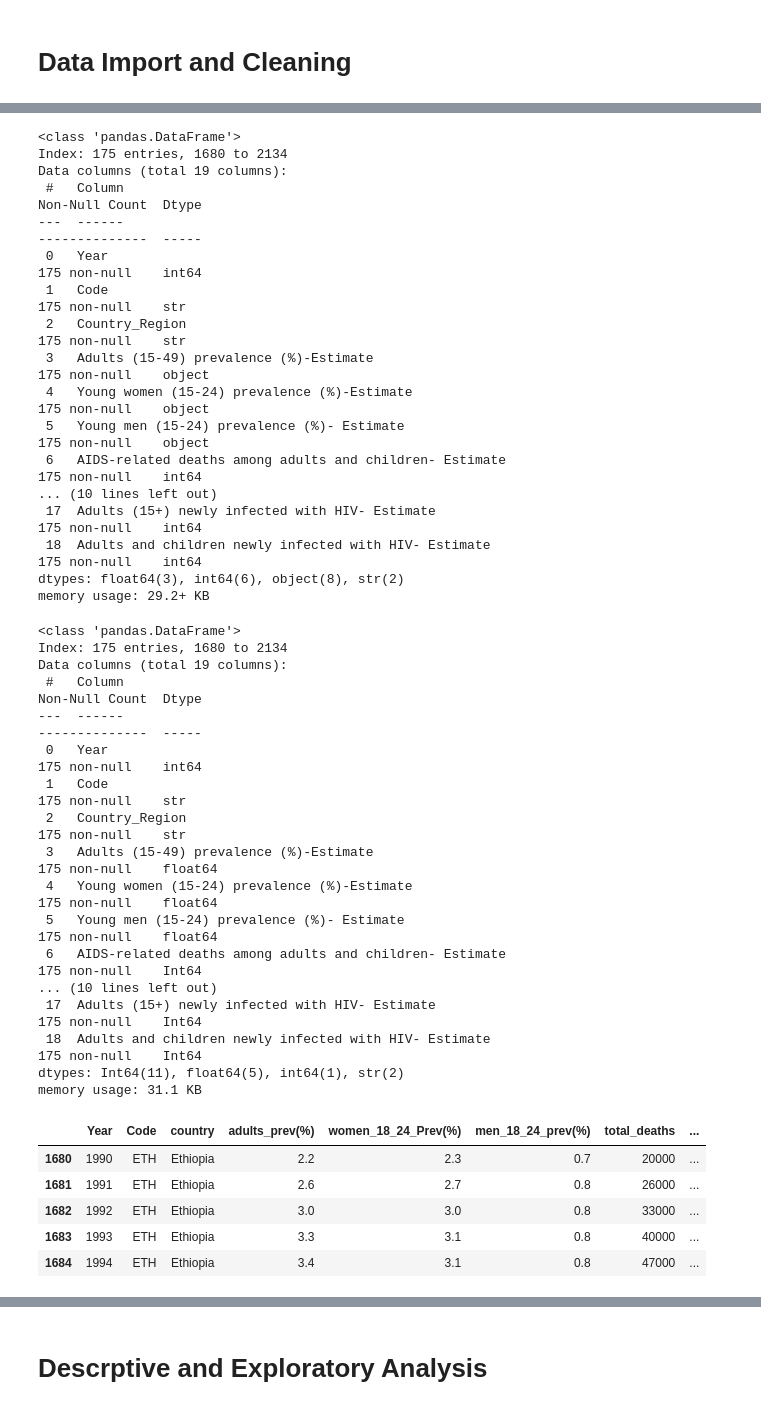
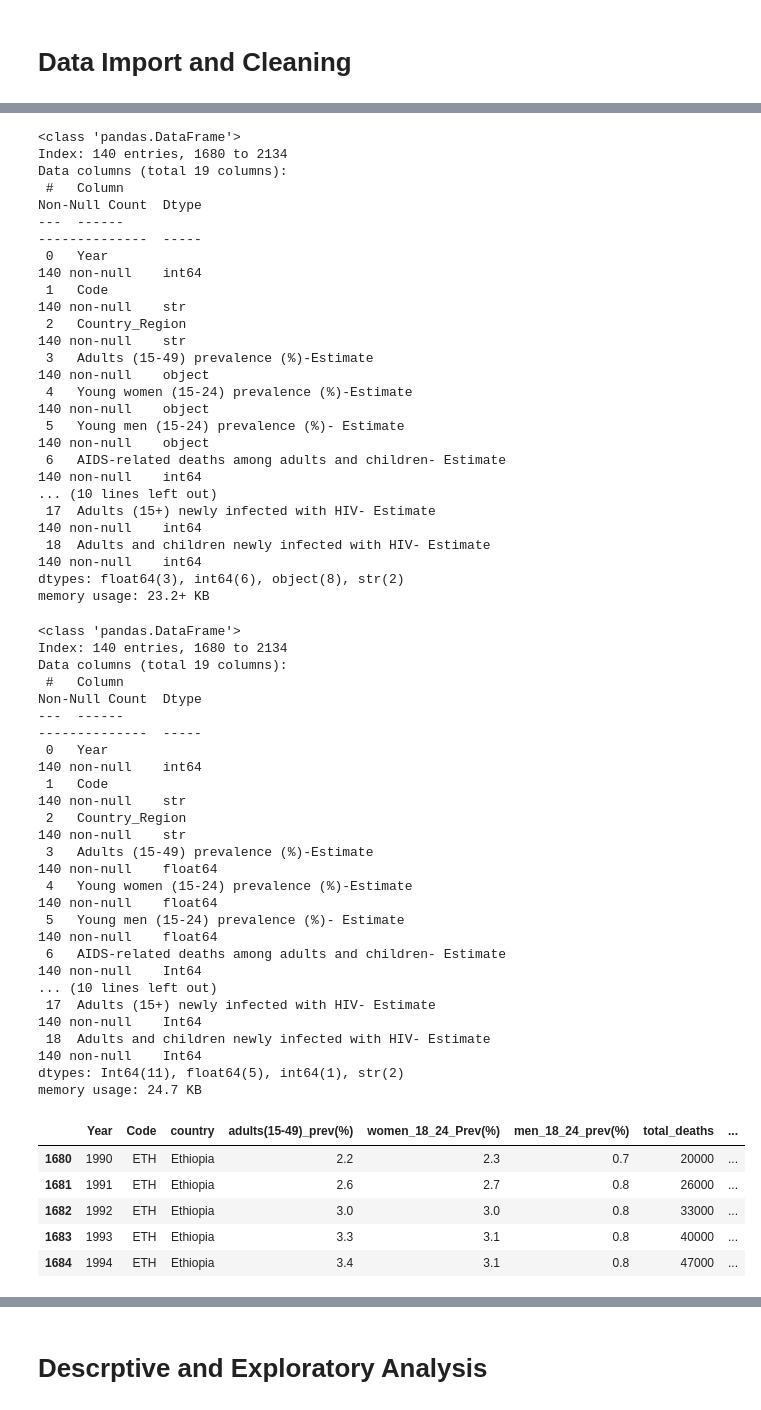
Before and after one commit to motebrian/Forecasting-HIV-new-infections-and-ART-coverage-in-Kenya-vs.-peer-countries, a Jupyter notebook: HIV New Infections & ART Coverage Forecasting .ipynb, the cells around one changed output, grey strips where cells are left out. Saved outputs shown, nothing was run; the diff lists cells and outputs as text; code cells hidden in the pictures.

```diff
--- a/HIV New Infections & ART Coverage Forecasting .ipynb
+++ b/HIV New Infections & ART Coverage Forecasting .ipynb
@@ -18,7 +18,7 @@ def load_cleaning (filepath):
     df = df[pd.to_numeric(df['Year'], errors='coerce').notna()]
     df['Year'] = df['Year'].astype(int)
     # Filter Kenya + region + peers
-    countries = ['KEN','UGA', 'TZA', 'ZAF', 'ETH']
+    countries = ['KEN','UGA', 'TZA', 'ETH']
     kenya_peers = df[df['Code'].isin(countries)].copy()
     kenya_peers['Country_Region'] = kenya_peers['Country_Region'].replace({'United Republic of Tanzania':'Tanzania'})
     return kenya_peers
@@ -72,22 +72,22 @@ kenya_peers[cols] = kenya_peers[cols].map(clean_estimate)
 kenya_peers.info()
 # %% [output]
 <class 'pandas.DataFrame'>
-Index: 175 entries, 1680 to 2134
+Index: 140 entries, 1680 to 2134
 Data columns (total 19 columns):
  #   Column                                                                                        Non-Null Count  Dtype
 ---  ------                                                                                        --------------  -----
- 0   Year                                                                                          175 non-null    int64
- 1   Code                                                                                          175 non-null    str
- 2   Country_Region                                                                                175 non-null    str
- 3   Adults (15-49) prevalence (%)-Estimate                                                        175 non-null    object
- 4   Young women (15-24) prevalence (%)-Estimate                                                   175 non-null    object
- 5   Young men (15-24) prevalence (%)- Estimate                                                    175 non-null    object
- 6   AIDS-related deaths among adults and children- Estimate                                       175 non-null    int64
+ 0   Year                                                                                          140 non-null    int64
+ 1   Code                                                                                          140 non-null    str
+ 2   Country_Region                                                                                140 non-null    str
+ 3   Adults (15-49) prevalence (%)-Estimate                                                        140 non-null    object
+ 4   Young women (15-24) prevalence (%)-Estimate                                                   140 non-null    object
+ 5   Young men (15-24) prevalence (%)- Estimate                                                    140 non-null    object
+ 6   AIDS-related deaths among adults and children- Estimate                                       140 non-null    int64
 ... (10 lines left out)
- 17  Adults (15+) newly infected with HIV- Estimate                                                175 non-null    int64
- 18  Adults and children newly infected with HIV- Estimate                                         175 non-null    int64
+ 17  Adults (15+) newly infected with HIV- Estimate                                                140 non-null    int64
+ 18  Adults and children newly infected with HIV- Estimate                                         140 non-null    int64
 dtypes: float64(3), int64(6), object(8), str(2)
-memory usage: 29.2+ KB
+memory usage: 23.2+ KB
 # %%
 
 #Cleaning numerical variables and converting them to the correct data type
@@ -126,44 +126,44 @@ kenya_peers[whole_numbers] = (
 kenya_peers.info()
 # %% [output]
 <class 'pandas.DataFrame'>
-Index: 175 entries, 1680 to 2134
+Index: 140 entries, 1680 to 2134
 Data columns (total 19 columns):
  #   Column                                                                                        Non-Null Count  Dtype
 ---  ------                                                                                        --------------  -----
- 0   Year                                                                                          175 non-null    int64
- 1   Code                                                                                          175 non-null    str
- 2   Country_Region                                                                                175 non-null    str
- 3   Adults (15-49) prevalence (%)-Estimate                                                        175 non-null    float64
- 4   Young women (15-24) prevalence (%)-Estimate                                                   175 non-null    float64
- 5   Young men (15-24) prevalence (%)- Estimate                                                    175 non-null    float64
- 6   AIDS-related deaths among adults and children- Estimate                                       175 non-null    Int64
+ 0   Year                                                                                          140 non-null    int64
+ 1   Code                                                                                          140 non-null    str
+ 2   Country_Region                                                                                140 non-null    str
+ 3   Adults (15-49) prevalence (%)-Estimate                                                        140 non-null    float64
+ 4   Young women (15-24) prevalence (%)-Estimate                                                   140 non-null    float64
+ 5   Young men (15-24) prevalence (%)- Estimate                                                    140 non-null    float64
+ 6   AIDS-related deaths among adults and children- Estimate                                       140 non-null    Int64
 ... (10 lines left out)
- 17  Adults (15+) newly infected with HIV- Estimate                                                175 non-null    Int64
- 18  Adults and children newly infected with HIV- Estimate                                         175 non-null    Int64
+ 17  Adults (15+) newly infected with HIV- Estimate                                                140 non-null    Int64
+ 18  Adults and children newly infected with HIV- Estimate                                         140 non-null    Int64
 dtypes: Int64(11), float64(5), int64(1), str(2)
-memory usage: 31.1 KB
+memory usage: 24.7 KB
 # %%
 # Renaming columns
-kenya_peers.rename(columns={'Adults (15-49) prevalence (%)-Estimate':'adults_prev(%)',
+kenya_peers.rename(columns={'Adults (15-49) prevalence (%)-Estimate':'adults(15-49)_prev(%)',
                            'Young women (15-24) prevalence (%)-Estimate':'women_18_24_Prev(%)',
                            'Young men (15-24) prevalence (%)- Estimate':'men_18_24_prev(%)',
                            'AIDS-related deaths among adults and children- Estimate':'total_deaths',
                            'AIDS-related deaths among children (0-14)- Estimate':'total_children_deaths',
                            'AIDS-related deaths among adults (15+)- Estimate':'total_adults_deaths',
                            'Estimated children (0-14) living with HIV- Estimate':'children_with_hiv',
                            'Estimated women (15+) living with HIV- Estimate':'women_with_hiv',
-                           'Estimated adults (15+) living with HIV- Estimate':'adults_with_hiv',
+                           'Estimated adults (15+) living with HIV- Estimate':'adults_with_hiv(15+)',
                            'Estimated adults and children living with HIV- Estimate':'total_hiv_pop',
                            'Adults (15-49) incidence (per 1000 uninfected population) - Estimate':'adults_incidence_1000_uninfectedpop',
                            'All ages incidence (per 1000 uninfected population)- Estimate':'total_incidence_1000_uninfectedpop',
                            'Pregnant women needing antiretrovirals for preventing mother-to-child transmission -Estimate':'preg_women_antiretrovirals',
                            'Children (0-14) newly infected with HIV- Estimate':'newly_infected_children',
                            'Adults (15+) newly infected with HIV- Estimate':'newly_infected_adults',
                            'Adults and children newly infected with HIV- Estimate':'total_newly_infected',
                            'Country_Region':'country'},inplace=True)
 kenya_peers.head()
 # %% [output]
-|  | Year | Code | country | adults_prev(%) | women_18_24_Prev(%) | men_18_24_prev(%) | total_deaths | ... |
+|  | Year | Code | country | adults(15-49)_prev(%) | women_18_24_Prev(%) | men_18_24_prev(%) | total_deaths | ... |
 | 1680 | 1990 | ETH | Ethiopia | 2.2 | 2.3 | 0.7 | 20000 | ... |
 | 1681 | 1991 | ETH | Ethiopia | 2.6 | 2.7 | 0.8 | 26000 | ... |
 | 1682 | 1992 | ETH | Ethiopia | 3.0 | 3.0 | 0.8 | 33000 | ... |
```
Also changed, not shown: parts of 30 cells of this notebook, 13 other files.
